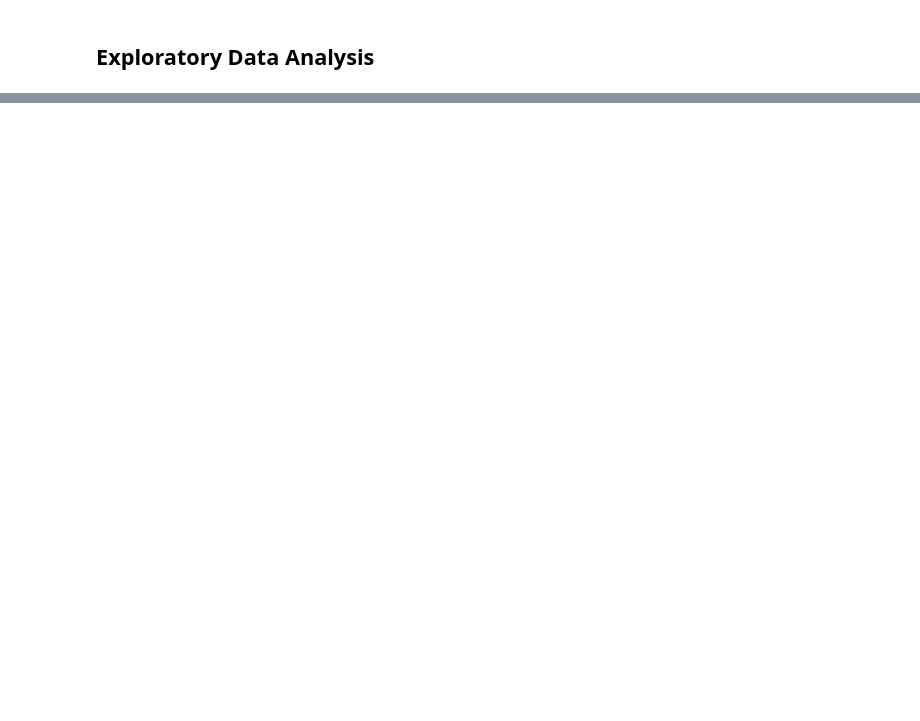
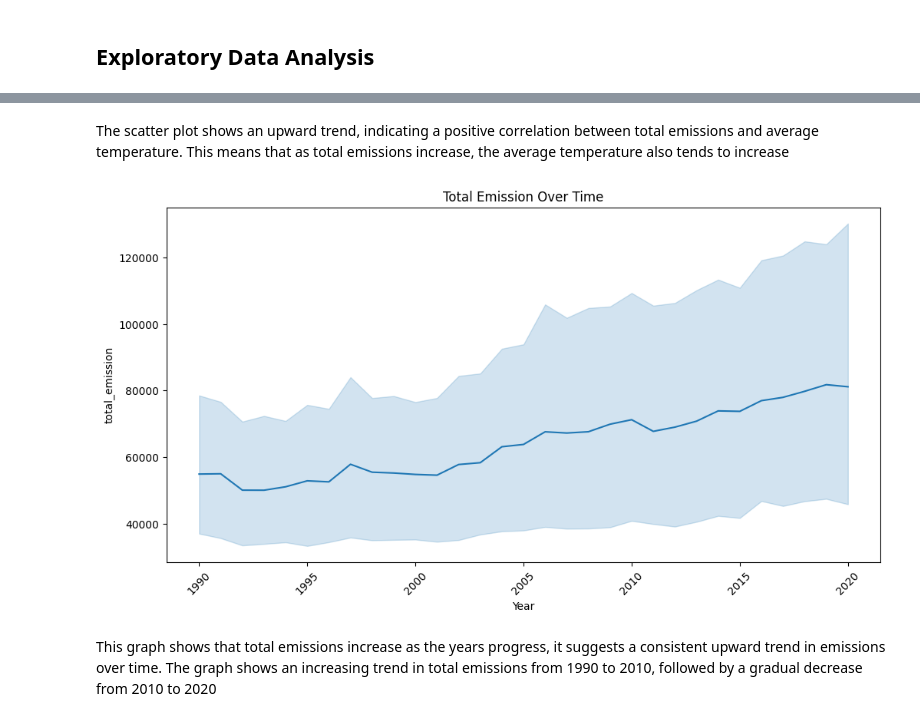
Before and after one commit to justin9503/RegressionSprint_2401FTDSTeam_EG1, a Jupyter notebook: RegressionSprint_2401FTDSTeam_EG1.ipynb, the cells around one changed output, grey strips where cells are left out. Drawn from its saved outputs; the diff is of its cells as text; code cells hidden in the pictures; blank space fills up the shorter version.

```diff
--- a/RegressionSprint_2401FTDSTeam_EG1.ipynb
+++ b/RegressionSprint_2401FTDSTeam_EG1.ipynb
@@ -155,0 +154,13 @@ bar_graph_plots(df, "Total Emissions per Year", "Year", "total_emission")
+# %% [markdown]
+The scatter plot shows an upward trend, indicating a positive correlation between total emissions and average temperature. This means that as total emissions increase, the average temperature also tends to increase
+# %%
+# Line plot for total_emission over time
+plt.figure(figsize=(12, 6))
+sns.lineplot(data=df, x='Year', y='total_emission')
+plt.title('Total Emission Over Time')
+plt.xticks(rotation=45)
+plt.show()
+# %% [output]
+[figure, added]
+# %% [markdown]
+This graph shows that total emissions increase as the years progress, it suggests a consistent upward trend in emissions over time. The graph shows an increasing trend in total emissions from 1990 to 2010, followed by a gradual decrease from 2010 to 2020
```
Also changed, not shown: parts of 28 cells of this notebook.
